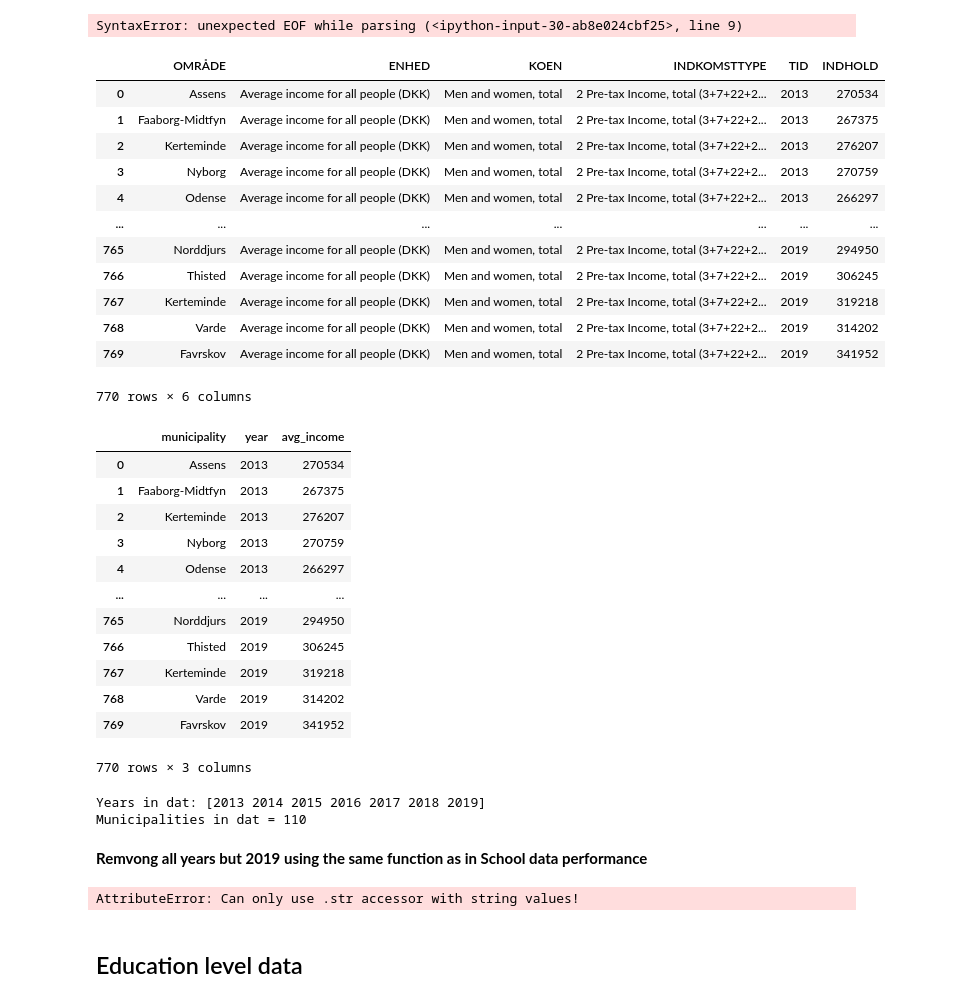
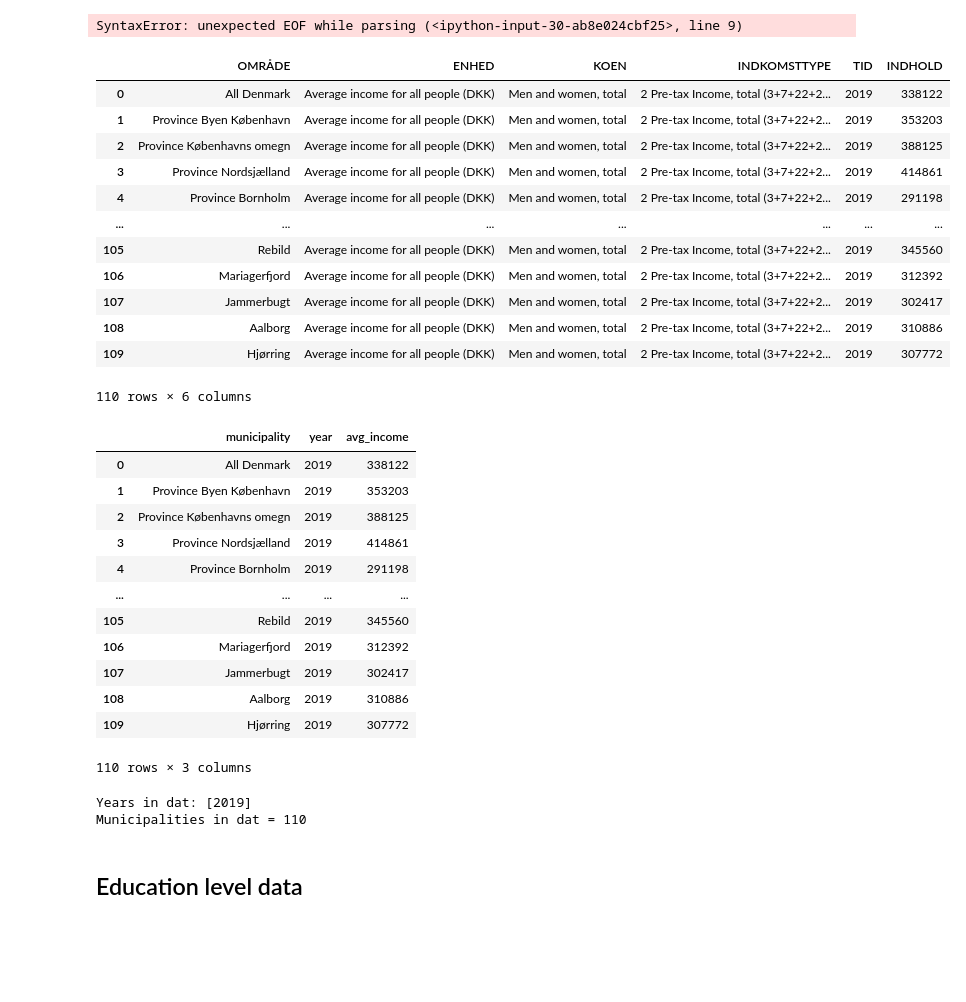
Before and after one commit to AskerNC/projects-2021-sstl, a Jupyter notebook: dataproject/dataproject.ipynb, the cells around one changed output. Saved outputs shown, nothing was run; the diff lists cells and outputs as text; code cells hidden in the pictures; blank space fills up the shorter version.

```diff
--- a/dataproject/dataproject.ipynb
+++ b/dataproject/dataproject.ipynb
@@ -195,23 +195,23 @@ for id in ['OMRÅDE','ENHED','KOEN','INDKOMSTTYPE', 'Tid']:
 # %% [output]
 SyntaxError: unexpected EOF while parsing (<ipython-input-30-ab8e024cbf25>, line 9)
 # %%
-variables = {'OMRÅDE':['*'],'ENHED':['116'],'KOEN':['MOK'],'INDKOMSTTYPE':['105'], 'Tid':['2013','2014','2015','2016','2017','2018','2019']}
+variables = {'OMRÅDE':['*'],'ENHED':['116'],'KOEN':['MOK'],'INDKOMSTTYPE':['105'], 'Tid':['2019']}
 inc_api = Dst.get_data(table_id = 'INDKP101', variables=variables)
 display(inc_api)
 # %% [output]
 |  | OMRÅDE | ENHED | KOEN | INDKOMSTTYPE | TID | INDHOLD |
-| 0 | Assens | Average income for all people (DKK) | Men and women, total | 2 Pre-tax Income, total (3+7+22+2... | 2013 | 270534 |
-| 1 | Faaborg-Midtfyn | Average income for all people (DKK) | Men and women, total | 2 Pre-tax Income, total (3+7+22+2... | 2013 | 267375 |
-| 2 | Kerteminde | Average income for all people (DKK) | Men and women, total | 2 Pre-tax Income, total (3+7+22+2... | 2013 | 276207 |
-| 3 | Nyborg | Average income for all people (DKK) | Men and women, total | 2 Pre-tax Income, total (3+7+22+2... | 2013 | 270759 |
-| 4 | Odense | Average income for all people (DKK) | Men and women, total | 2 Pre-tax Income, total (3+7+22+2... | 2013 | 266297 |
+| 0 | All Denmark | Average income for all people (DKK) | Men and women, total | 2 Pre-tax Income, total (3+7+22+2... | 2019 | 338122 |
+| 1 | Province Byen København | Average income for all people (DKK) | Men and women, total | 2 Pre-tax Income, total (3+7+22+2... | 2019 | 353203 |
+| 2 | Province Københavns omegn | Average income for all people (DKK) | Men and women, total | 2 Pre-tax Income, total (3+7+22+2... | 2019 | 388125 |
+| 3 | Province Nordsjælland | Average income for all people (DKK) | Men and women, total | 2 Pre-tax Income, total (3+7+22+2... | 2019 | 414861 |
+| 4 | Province Bornholm | Average income for all people (DKK) | Men and women, total | 2 Pre-tax Income, total (3+7+22+2... | 2019 | 291198 |
 | ... | ... | ... | ... | ... | ... | ... |
-| 765 | Norddjurs | Average income for all people (DKK) | Men and women, total | 2 Pre-tax Income, total (3+7+22+2... | 2019 | 294950 |
-| 766 | Thisted | Average income for all people (DKK) | Men and women, total | 2 Pre-tax Income, total (3+7+22+2... | 2019 | 306245 |
-| 767 | Kerteminde | Average income for all people (DKK) | Men and women, total | 2 Pre-tax Income, total (3+7+22+2... | 2019 | 319218 |
-| 768 | Varde | Average income for all people (DKK) | Men and women, total | 2 Pre-tax Income, total (3+7+22+2... | 2019 | 314202 |
-| 769 | Favrskov | Average income for all people (DKK) | Men and women, total | 2 Pre-tax Income, total (3+7+22+2... | 2019 | 341952 |
+| 105 | Rebild | Average income for all people (DKK) | Men and women, total | 2 Pre-tax Income, total (3+7+22+2... | 2019 | 345560 |
+| 106 | Mariagerfjord | Average income for all people (DKK) | Men and women, total | 2 Pre-tax Income, total (3+7+22+2... | 2019 | 312392 |
+| 107 | Jammerbugt | Average income for all people (DKK) | Men and women, total | 2 Pre-tax Income, total (3+7+22+2... | 2019 | 302417 |
+| 108 | Aalborg | Average income for all people (DKK) | Men and women, total | 2 Pre-tax Income, total (3+7+22+2... | 2019 | 310886 |
+| 109 | Hjørring | Average income for all people (DKK) | Men and women, total | 2 Pre-tax Income, total (3+7+22+2... | 2019 | 307772 |
-770 rows × 6 columns
+110 rows × 6 columns
 # %%
 inc_1=inc_api.drop(['KOEN','INDKOMSTTYPE','ENHED'], axis=1)
 
@@ -222,26 +222,20 @@ print(f'Years in dat: {inc_1.year.unique()}')
 print(f'Municipalities in dat = {len(inc_1.municipality.unique())}')
 # %% [output]
 |  | municipality | year | avg_income |
-| 0 | Assens | 2013 | 270534 |
-| 1 | Faaborg-Midtfyn | 2013 | 267375 |
-| 2 | Kerteminde | 2013 | 276207 |
-| 3 | Nyborg | 2013 | 270759 |
-| 4 | Odense | 2013 | 266297 |
+| 0 | All Denmark | 2019 | 338122 |
+| 1 | Province Byen København | 2019 | 353203 |
+| 2 | Province Københavns omegn | 2019 | 388125 |
+| 3 | Province Nordsjælland | 2019 | 414861 |
+| 4 | Province Bornholm | 2019 | 291198 |
 | ... | ... | ... | ... |
-| 765 | Norddjurs | 2019 | 294950 |
-| 766 | Thisted | 2019 | 306245 |
-| 767 | Kerteminde | 2019 | 319218 |
-| 768 | Varde | 2019 | 314202 |
-| 769 | Favrskov | 2019 | 341952 |
+| 105 | Rebild | 2019 | 345560 |
+| 106 | Mariagerfjord | 2019 | 312392 |
+| 107 | Jammerbugt | 2019 | 302417 |
+| 108 | Aalborg | 2019 | 310886 |
+| 109 | Hjørring | 2019 | 307772 |
-770 rows × 3 columns
+110 rows × 3 columns
-Years in dat: [2013 2014 2015 2016 2017 2018 2019]
+Years in dat: [2019]
 Municipalities in dat = 110
-# %% [markdown]
-**Remvong all years but 2019 using the same function as in School data performance**
-# %%
-only_keep_oneyear(inc_1)
-# %% [output]
-AttributeError: Can only use .str accessor with string values!
 # %% [markdown]
 ## Education level data
 # %% [markdown]
```
